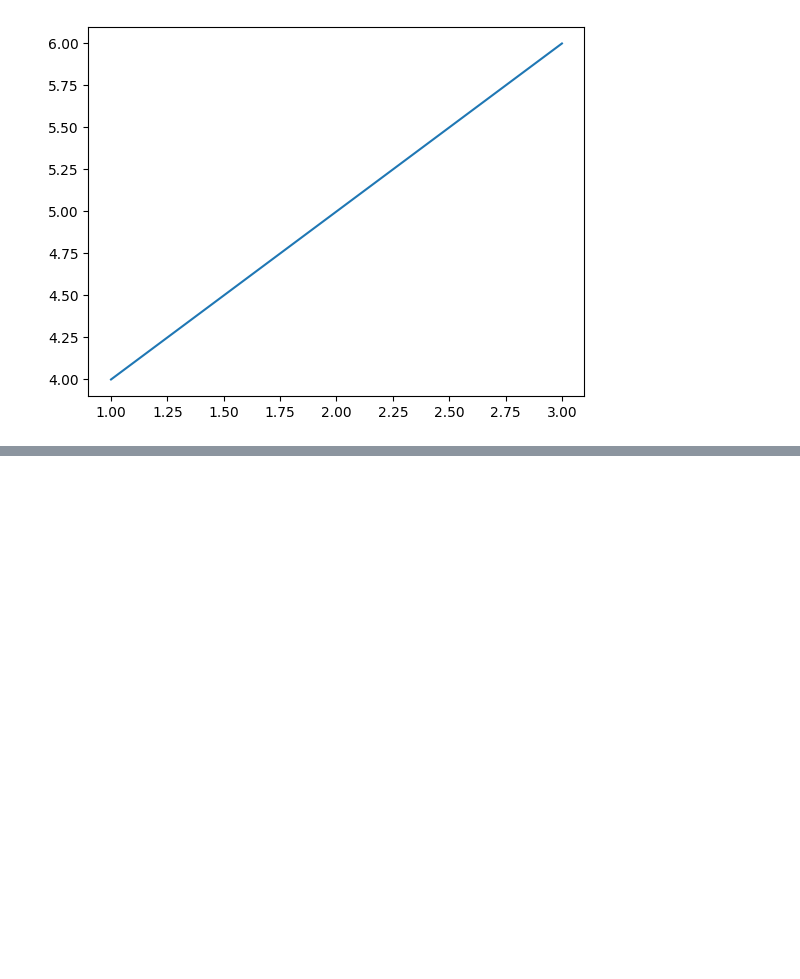
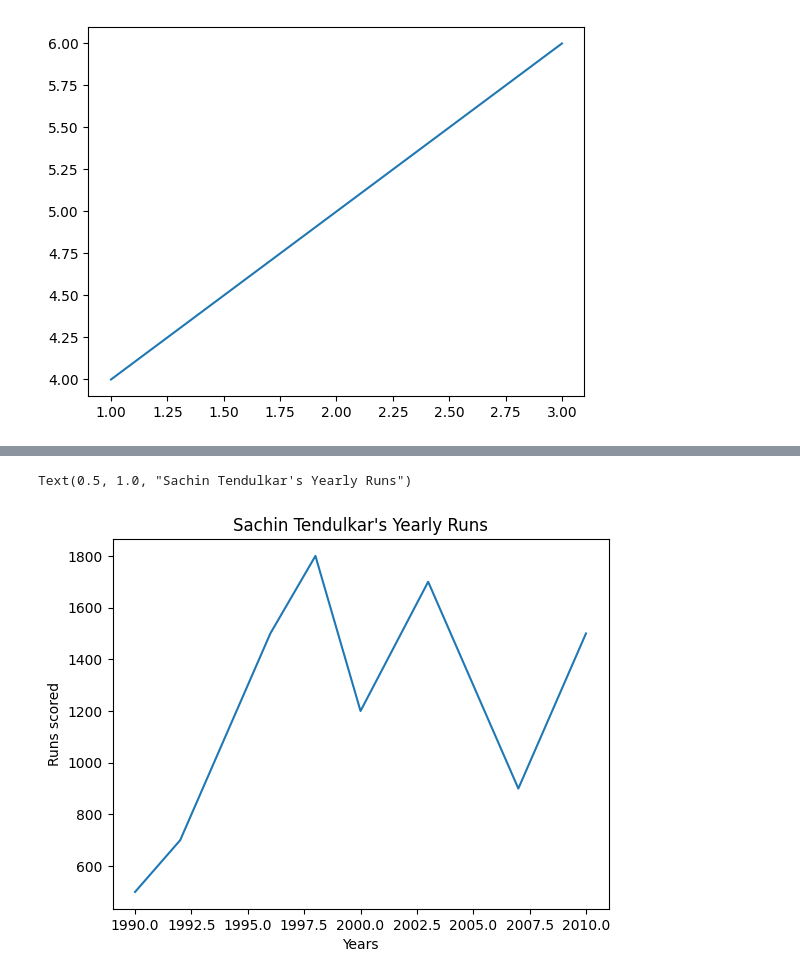
Before and after one commit to krishroy321/coders_of_delhi, a Jupyter notebook: Data Visualization using Matplotlib and Seaborn/PlottingCharts.ipynb, the cells around one changed output, grey strips where cells are left out. Drawn from its saved outputs; the diff is of its cells as text; code cells hidden in the pictures; blank space fills up the shorter version.

```diff
--- a/Data Visualization using Matplotlib and Seaborn/PlottingCharts.ipynb
+++ b/Data Visualization using Matplotlib and Seaborn/PlottingCharts.ipynb
@@ -7,0 +16,8 @@ plt.plot([1,2,3],[4,5,6])
+# %%
+plt.plot(years,runs)
+plt.xlabel('Years')
+plt.ylabel('Runs scored')
+plt.title("Sachin Tendulkar's Yearly Runs")
+# %% [output]
+Text(0.5, 1.0, "Sachin Tendulkar's Yearly Runs")
+[figure, added]
```
Also changed, not shown: parts of 2 cells of this notebook.
